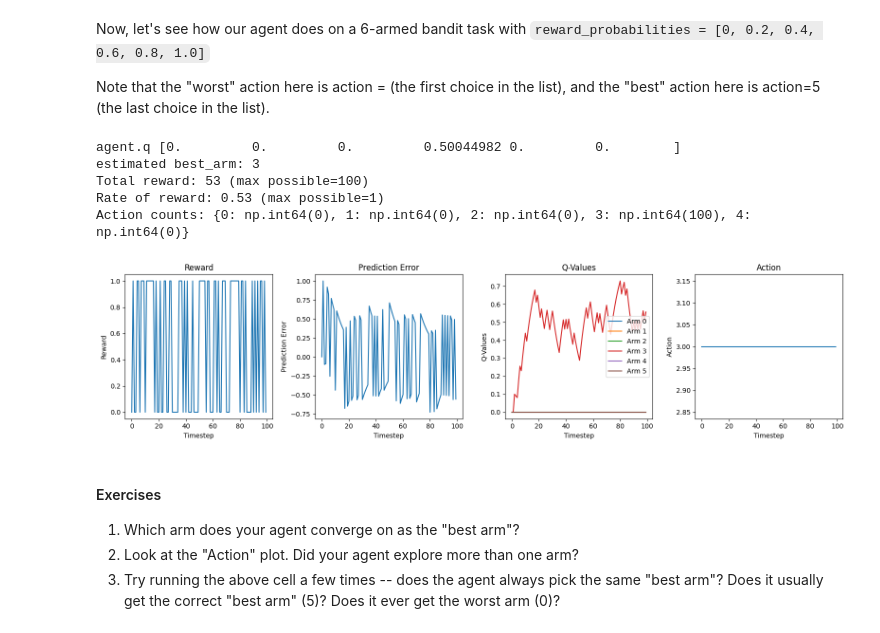
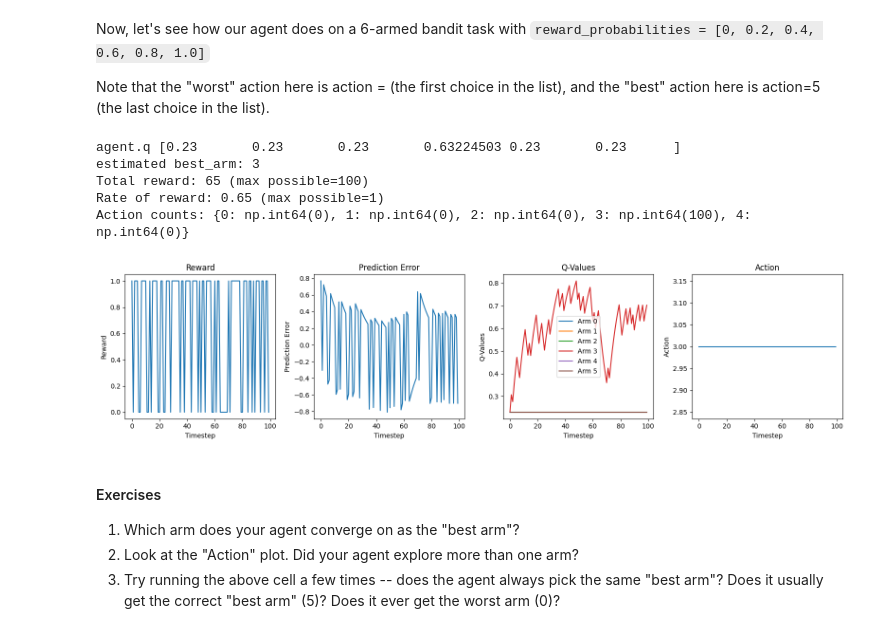
Before and after one commit to kkipngenokoech/TReND-CaMinA-Zambia, a Jupyter notebook: notebooks/Zambia25/19-Sat-RL-EMG/RL-tutorial/rl_tutorial_trend2025.ipynb, the cells around one changed output. Cells and saved outputs as stored; diff of their text form; code cells hidden in the pictures.

```diff
--- a/notebooks/Zambia25/19-Sat-RL-EMG/RL-tutorial/rl_tutorial_trend2025.ipynb
+++ b/notebooks/Zambia25/19-Sat-RL-EMG/RL-tutorial/rl_tutorial_trend2025.ipynb
@@ -936,32 +936,32 @@ Note that the "worst" action here is action =  (the first choice in the list), a
 # %%
 n_steps = 100
 reward_probabilities = np.array([0.0, 0.2, 0.4, 0.6, 0.8, 1.0])
 n_arms = len(reward_probabilities)
-q_init = 0.
+q_init = 0.23
 agent = GreedyQAgent(n_arms, q_init, learning_rate=0.1)
 env = NArmedBanditEnv(reward_probabilities)
 
 data_to_plot = run_qagent_bandit(env, agent, n_steps)
 
 fig, axes = plot_learning_variables_over_time(data_to_plot, show_smooth=False, add_labels=True,
                                                        stim_labels=[f'Arm {i}' for i in range(n_arms)])
 plt.tight_layout()
 
 print(f'agent.q {agent.q}')
 print(f'estimated best_arm: {np.argmax(agent.q)}')
 print(f'Total reward: {agent.total_reward()} (max possible={n_steps})')
 print(f'Rate of reward: {agent.rate_of_reward()} (max possible=1)')
 
 counts, _ = np.histogram(agent.history['Action'], bins=range(agent.n_actions))
 counts = {a: c for a, c in enumerate(counts)}
 print(f'Action counts: {counts}')
 # %% [output]
-agent.q [0.         0.         0.         0.50044982 0.         0.        ]
+agent.q [0.23       0.23       0.23       0.63224503 0.23       0.23      ]
 estimated best_arm: 3
-Total reward: 53 (max possible=100)
-Rate of reward: 0.53 (max possible=1)
+Total reward: 65 (max possible=100)
+Rate of reward: 0.65 (max possible=1)
 Action counts: {0: np.int64(0), 1: np.int64(0), 2: np.int64(0), 3: np.int64(100), 4: np.int64(0)}
-[figure, old version]
+[figure, new version]
 # %% [markdown]
 #### Exercises
 1. Which arm does your agent converge on as the "best arm"?
```
Also changed, not shown: parts of 3 cells of this notebook.
